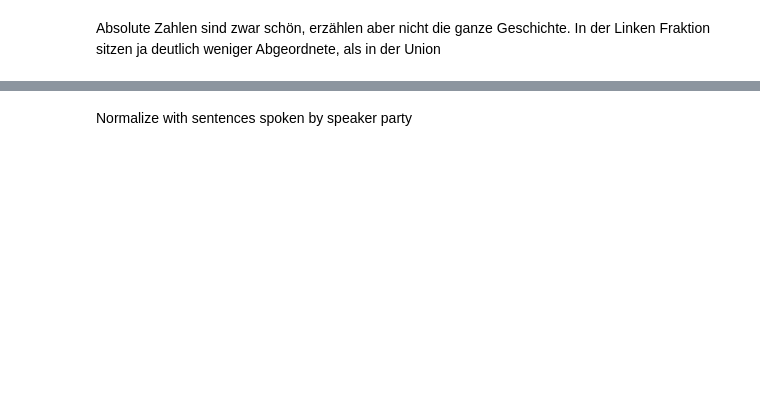
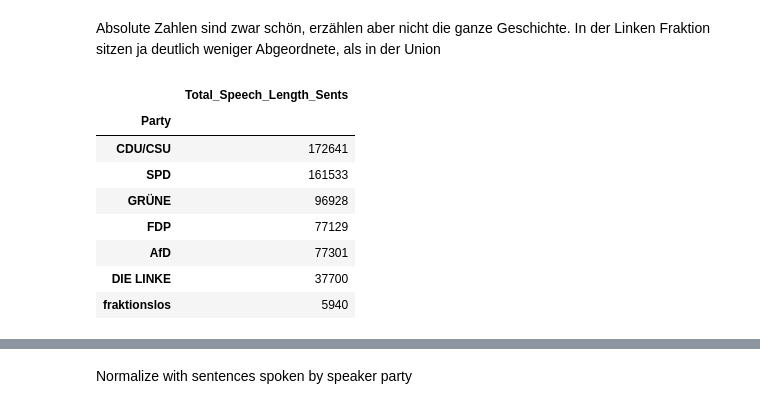
Before and after one commit to stellamoR/bundestag_zwischenrufe, a Jupyter notebook: 04_statistical_analysis.ipynb, the cells around one changed output, grey strips where cells are left out. Cells and saved outputs as stored; diff of their text form; code cells hidden in the pictures; blank space fills up the shorter version.

```diff
--- a/04_statistical_analysis.ipynb
+++ b/04_statistical_analysis.ipynb
@@ -144,17 +147,35 @@ plot_comments_col(df_interruptions_num)
 Absolute Zahlen sind zwar schön, erzählen aber nicht die ganze Geschichte. In der Linken Fraktion sitzen ja deutlich weniger Abgeordnete, als in der Union
 # %%
 def get_interrupt_matrix_for_timespan(start_date, end_date):
-    num_sents = num_sents = np.zeros(len(parties), dtype = int)
     relevant_comments = df_comments[ (df_comments['date'] >=start_date) & (df_comments['date']  <= end_date)]
-    num_sents = relevant_comments.groupby('comment_party')['speech_len_sents'].sum().reset_index() # noch falsch, evtl doppelt
 
-    interruption_matrix = pd.crosstab(relevant_comments['comment_party'], relevant_comments['interrupted_speaker_party'])
+    df_unique_speeches = relevant_comments.drop_duplicates(subset=['interrupted_speaker_party', 'speech_id'])
+    df_sum_speech_len_sents = df_unique_speeches.groupby('interrupted_speaker_party')['speech_len_sents'].sum().reset_index()
+    df_sum_speech_len_sents.columns = ['Party', 'Total_Speech_Length_Sents']
+    df_sum_speech_len_sents = df_sum_speech_len_sents.set_index('Party').reindex(parties)
 
-    return interruption_matrix.T, num_sents.to_numpy()
+    interruption_matrix = pd.crosstab(relevant_comments['comment_party'], relevant_comments['interrupted_speaker_party']) # pretty handy function...
+
+    interruption_matrix = interruption_matrix.reindex(parties, axis=1)
+    interruption_matrix = interruption_matrix.reindex(parties, axis=0)
+
+    return interruption_matrix.T, df_sum_speech_len_sents
 
 start_date, end_date = '1991-03-14', '2024-05-24'
 start_date, end_date = '2021-09-14', '2024-05-24'
 interruption_matrix, sentence_count = get_interrupt_matrix_for_timespan(start_date, end_date)
+#interruption_matrix
+sentence_count
+# %% [output]
+|  | Total_Speech_Length_Sents |
+| Party |  |
+| CDU/CSU | 172641 |
+| SPD | 161533 |
+| GRÜNE | 96928 |
+| FDP | 77129 |
+| AfD | 77301 |
+| DIE LINKE | 37700 |
+| fraktionslos | 5940 |
 # %%
 interruption_matrix
 # %% [output]
```
Also changed, not shown: parts of 9 cells of this notebook.
